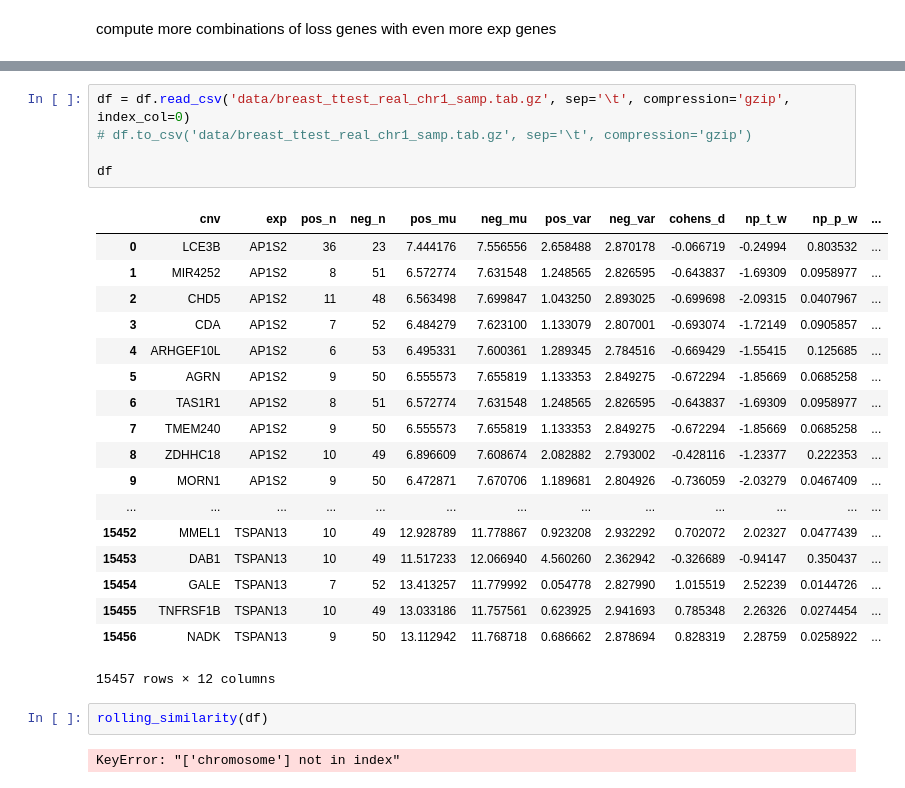
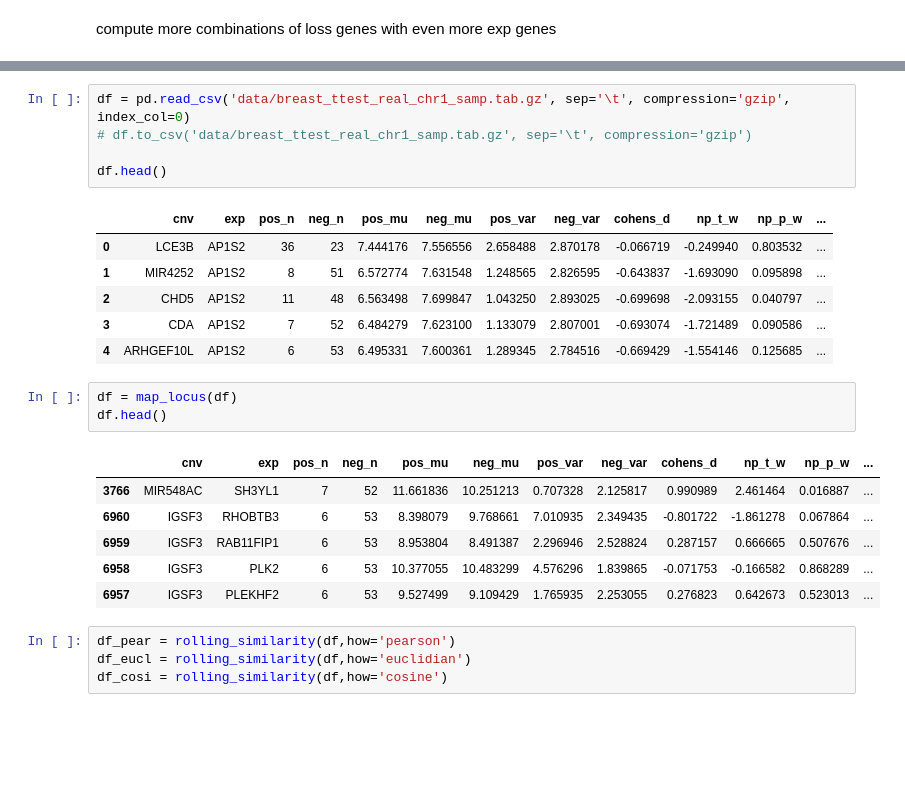
Before and after one commit to thjmattth/clove, a Jupyter notebook: ccle_results.ipynb, the cells around one changed output, grey strips where cells are left out. Saved outputs shown, nothing was run; the diff lists cells and outputs as text; blank space fills up the shorter version.

Commit message:
rolling_similarity repaired

```diff
--- a/ccle_results.ipynb
+++ b/ccle_results.ipynb
@@ -1969,30 +1961,28 @@ SNORA16B not found in cnvdf.index.  Omitted
 LCE3E not found in cnvdf.index.  Omitted
 attempting 636376 comparisons with current parameters
 # %%
-df = df.read_csv('data/breast_ttest_real_chr1_samp.tab.gz', sep='\t', compression='gzip', index_col=0)
+df = pd.read_csv('data/breast_ttest_real_chr1_samp.tab.gz', sep='\t', compression='gzip', index_col=0)
 # df.to_csv('data/breast_ttest_real_chr1_samp.tab.gz', sep='\t', compression='gzip')
 
-df
+df.head()
 # %% [output]
 |  | cnv | exp | pos_n | neg_n | pos_mu | neg_mu | pos_var | neg_var | cohens_d | np_t_w | np_p_w | ... |
-| 0 | LCE3B | AP1S2 | 36 | 23 | 7.444176 | 7.556556 | 2.658488 | 2.870178 | -0.066719 | -0.24994 | 0.803532 | ... |
-| 1 | MIR4252 | AP1S2 | 8 | 51 | 6.572774 | 7.631548 | 1.248565 | 2.826595 | -0.643837 | -1.69309 | 0.0958977 | ... |
-| 2 | CHD5 | AP1S2 | 11 | 48 | 6.563498 | 7.699847 | 1.043250 | 2.893025 | -0.699698 | -2.09315 | 0.0407967 | ... |
-| 3 | CDA | AP1S2 | 7 | 52 | 6.484279 | 7.623100 | 1.133079 | 2.807001 | -0.693074 | -1.72149 | 0.0905857 | ... |
-| 4 | ARHGEF10L | AP1S2 | 6 | 53 | 6.495331 | 7.600361 | 1.289345 | 2.784516 | -0.669429 | -1.55415 | 0.125685 | ... |
-| 5 | AGRN | AP1S2 | 9 | 50 | 6.555573 | 7.655819 | 1.133353 | 2.849275 | -0.672294 | -1.85669 | 0.0685258 | ... |
-| 6 | TAS1R1 | AP1S2 | 8 | 51 | 6.572774 | 7.631548 | 1.248565 | 2.826595 | -0.643837 | -1.69309 | 0.0958977 | ... |
-| 7 | TMEM240 | AP1S2 | 9 | 50 | 6.555573 | 7.655819 | 1.133353 | 2.849275 | -0.672294 | -1.85669 | 0.0685258 | ... |
-| 8 | ZDHHC18 | AP1S2 | 10 | 49 | 6.896609 | 7.608674 | 2.082882 | 2.793002 | -0.428116 | -1.23377 | 0.222353 | ... |
-| 9 | MORN1 | AP1S2 | 9 | 50 | 6.472871 | 7.670706 | 1.189681 | 2.804926 | -0.736059 | -2.03279 | 0.0467409 | ... |
-| ... | ... | ... | ... | ... | ... | ... | ... | ... | ... | ... | ... | ... |
-| 15452 | MMEL1 | TSPAN13 | 10 | 49 | 12.928789 | 11.778867 | 0.923208 | 2.932292 | 0.702072 | 2.02327 | 0.0477439 | ... |
-| 15453 | DAB1 | TSPAN13 | 10 | 49 | 11.517233 | 12.066940 | 4.560260 | 2.362942 | -0.326689 | -0.94147 | 0.350437 | ... |
-| 15454 | GALE | TSPAN13 | 7 | 52 | 13.413257 | 11.779992 | 0.054778 | 2.827990 | 1.015519 | 2.52239 | 0.0144726 | ... |
-| 15455 | TNFRSF1B | TSPAN13 | 10 | 49 | 13.033186 | 11.757561 | 0.623925 | 2.941693 | 0.785348 | 2.26326 | 0.0274454 | ... |
-| 15456 | NADK | TSPAN13 | 9 | 50 | 13.112942 | 11.768718 | 0.686662 | 2.878694 | 0.828319 | 2.28759 | 0.0258922 | ... |
+| 0 | LCE3B | AP1S2 | 36 | 23 | 7.444176 | 7.556556 | 2.658488 | 2.870178 | -0.066719 | -0.249940 | 0.803532 | ... |
+| 1 | MIR4252 | AP1S2 | 8 | 51 | 6.572774 | 7.631548 | 1.248565 | 2.826595 | -0.643837 | -1.693090 | 0.095898 | ... |
+| 2 | CHD5 | AP1S2 | 11 | 48 | 6.563498 | 7.699847 | 1.043250 | 2.893025 | -0.699698 | -2.093155 | 0.040797 | ... |
+| 3 | CDA | AP1S2 | 7 | 52 | 6.484279 | 7.623100 | 1.133079 | 2.807001 | -0.693074 | -1.721489 | 0.090586 | ... |
+| 4 | ARHGEF10L | AP1S2 | 6 | 53 | 6.495331 | 7.600361 | 1.289345 | 2.784516 | -0.669429 | -1.554146 | 0.125685 | ... |
-15457 rows × 12 columns
-# %%
-rolling_similarity(df)
-# %% [output]
-KeyError: "['chromosome'] not in index"
+# %%
+df = map_locus(df)
+df.head()
+# %% [output]
+|  | cnv | exp | pos_n | neg_n | pos_mu | neg_mu | pos_var | neg_var | cohens_d | np_t_w | np_p_w | ... |
+| 3766 | MIR548AC | SH3YL1 | 7 | 52 | 11.661836 | 10.251213 | 0.707328 | 2.125817 | 0.990989 | 2.461464 | 0.016887 | ... |
+| 6960 | IGSF3 | RHOBTB3 | 6 | 53 | 8.398079 | 9.768661 | 7.010935 | 2.349435 | -0.801722 | -1.861278 | 0.067864 | ... |
+| 6959 | IGSF3 | RAB11FIP1 | 6 | 53 | 8.953804 | 8.491387 | 2.296946 | 2.528824 | 0.287157 | 0.666665 | 0.507676 | ... |
+| 6958 | IGSF3 | PLK2 | 6 | 53 | 10.377055 | 10.483299 | 4.576296 | 1.839865 | -0.071753 | -0.166582 | 0.868289 | ... |
+| 6957 | IGSF3 | PLEKHF2 | 6 | 53 | 9.527499 | 9.109429 | 1.765935 | 2.253055 | 0.276823 | 0.642673 | 0.523013 | ... |
+# %%
+df_pear = rolling_similarity(df,how='pearson')
+df_eucl = rolling_similarity(df,how='euclidian')
+df_cosi = rolling_similarity(df,how='cosine')
```
Also changed, not shown: parts of 5 cells of this notebook, 1 other file.
